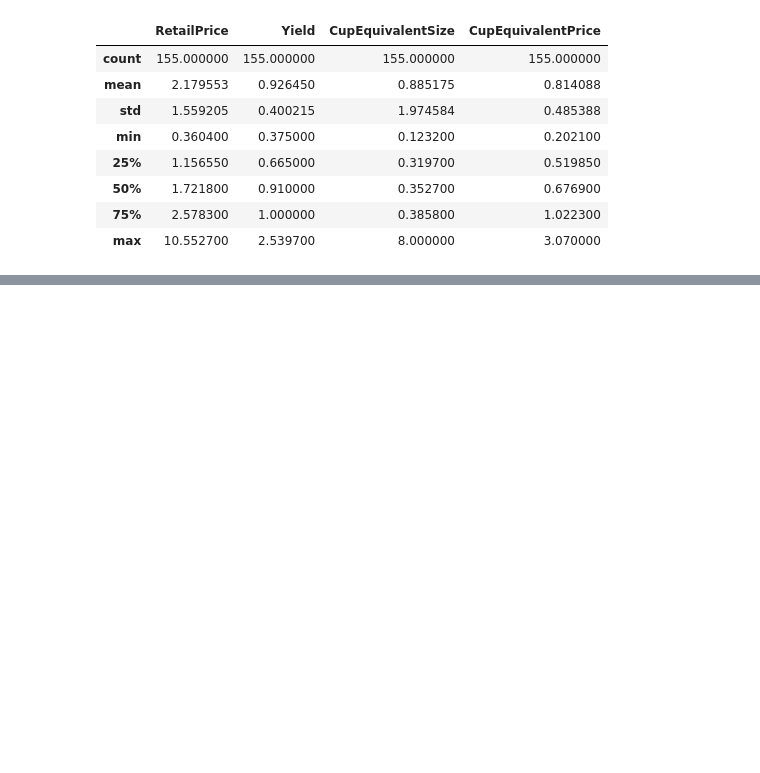
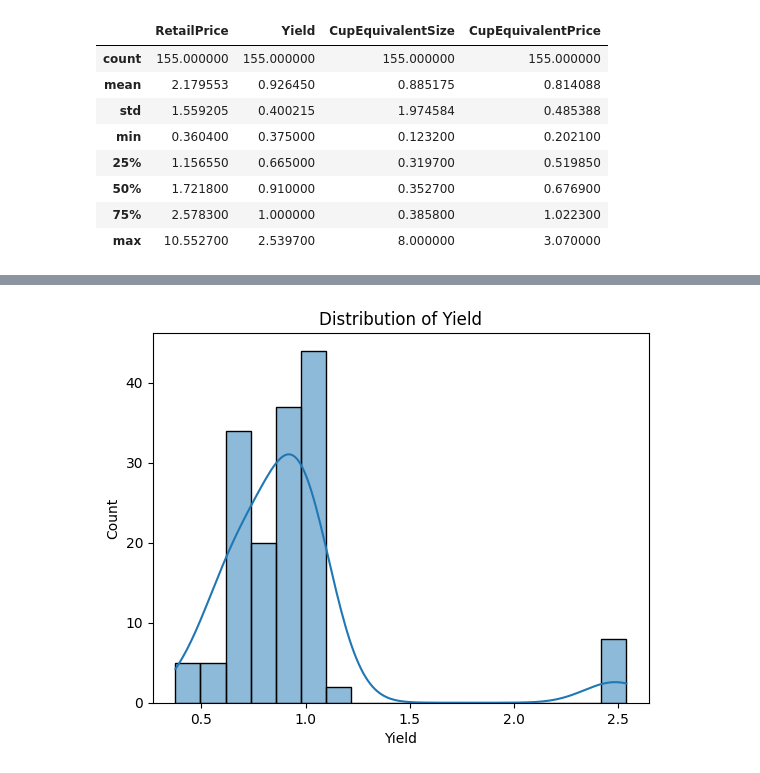
Before and after one commit to OmarEmad313/Data-Analysis-Projects, a Jupyter notebook: pandas-application-on-fruits-and-vegetables.ipynb, the cells around one changed output, grey strips where cells are left out. Saved outputs shown, nothing was run; the diff lists cells and outputs as text; code cells hidden in the pictures; blank space fills up the shorter version.

```diff
--- a/pandas-application-on-fruits-and-vegetables.ipynb
+++ b/pandas-application-on-fruits-and-vegetables.ipynb
@@ -64,0 +108,9 @@ df.describe()
+# %%
+
+# Histogram for Yield
+plt.subplot(1, 1, 1)
+sns.histplot(df['Yield'], kde=True)
+plt.title('Distribution of Yield')
+plt.show()
+# %% [output]
+[figure, added]
```
Also changed, not shown: parts of 9 cells of this notebook.
